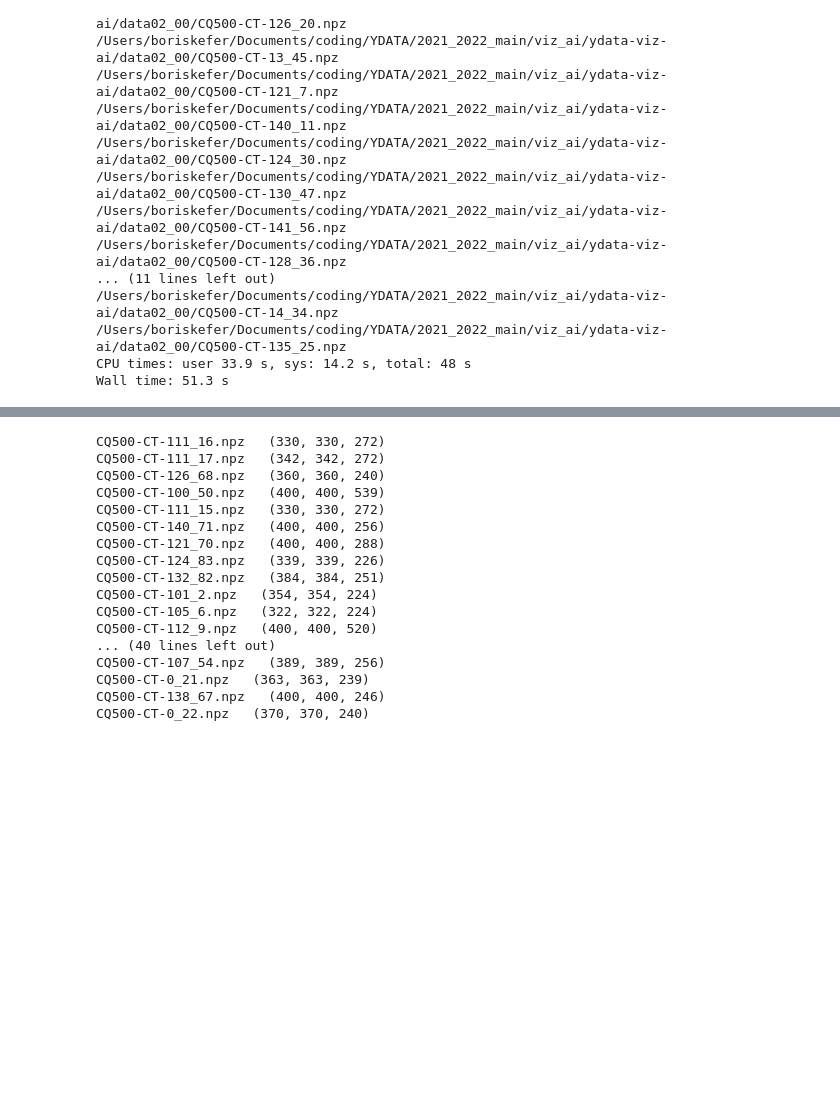
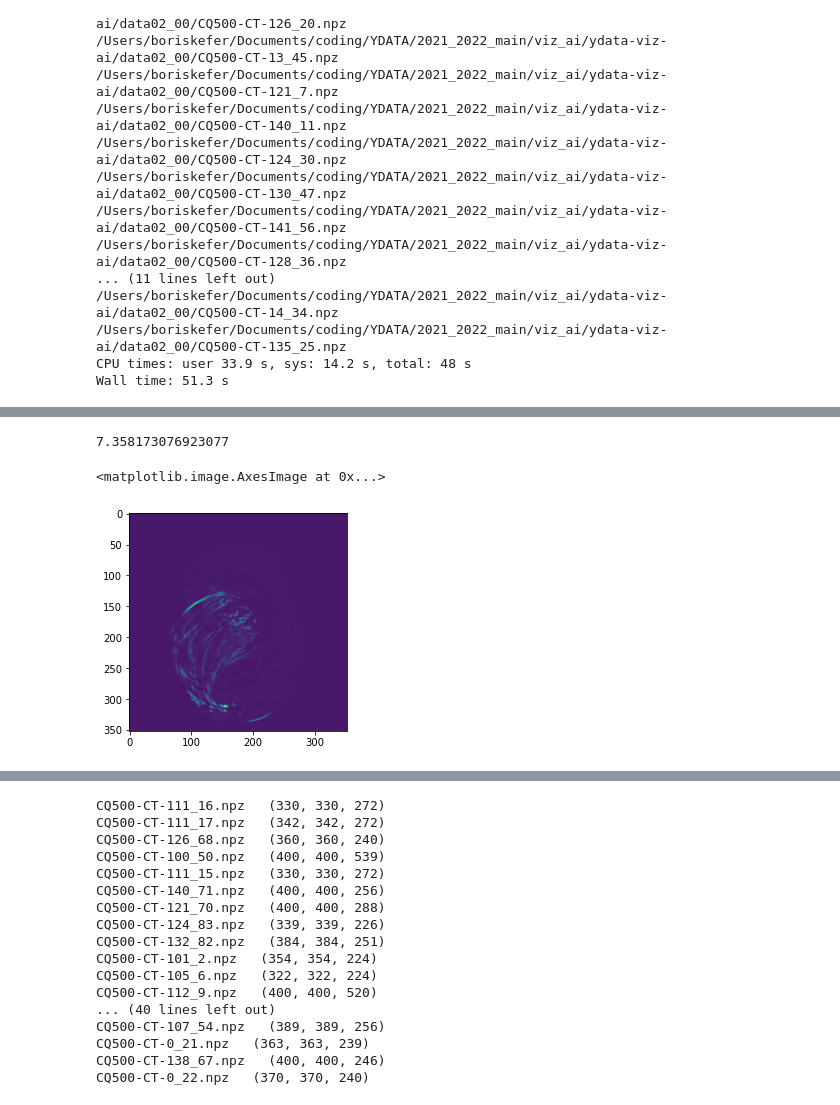
Before and after one commit to vhoma/ydata-viz-ai, a Jupyter notebook: data_preparation.ipynb, the cells around one changed output, grey strips where cells are left out. Drawn from its saved outputs; the diff is of its cells as text; code cells hidden in the pictures; blank space fills up the shorter version.

```diff
--- a/data_preparation.ipynb
+++ b/data_preparation.ipynb
@@ -186,0 +229,2 @@ Wall time: 14min 32s
+# %%
+df['h'] = df['SliceThickness'] * df['num_slices']
@@ -186,0 +258,13 @@ Wall time: 14min 32s
+# %%
+df['h20'] = df['h'] / 20
+# %%
+df['h20'].mean()
+# %% [output]
+7.358173076923077
+# %%
+img18 = dicom_utils.get_image_by_id(df, 18, data_path)
+# %%
+plt.imshow(img18[:,:,18])
+# %% [output]
+<matplotlib.image.AxesImage at 0x...>
+[figure, added]
```
Also changed, not shown: parts of 31 cells of this notebook, 2 other files.
